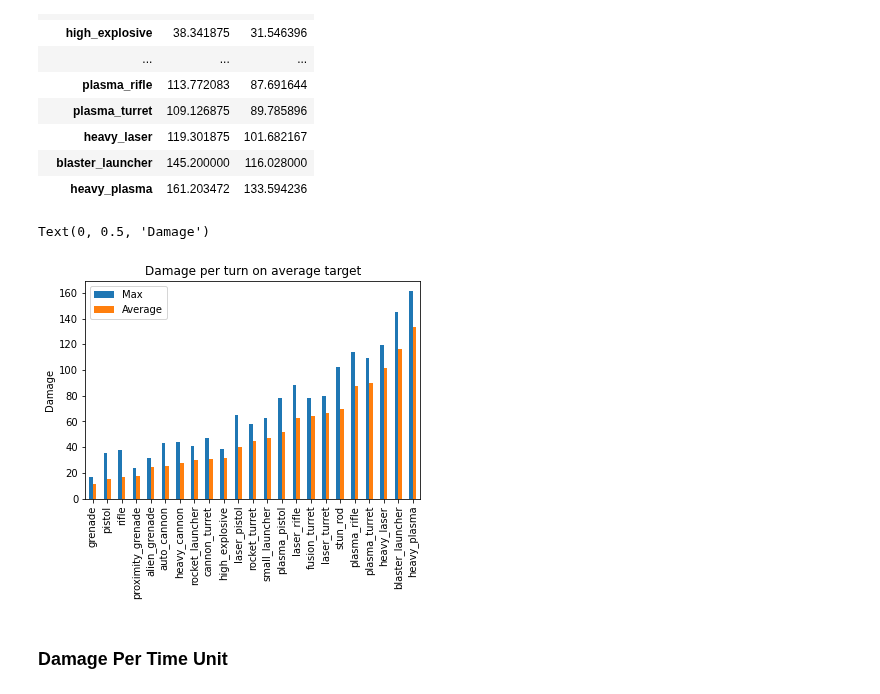
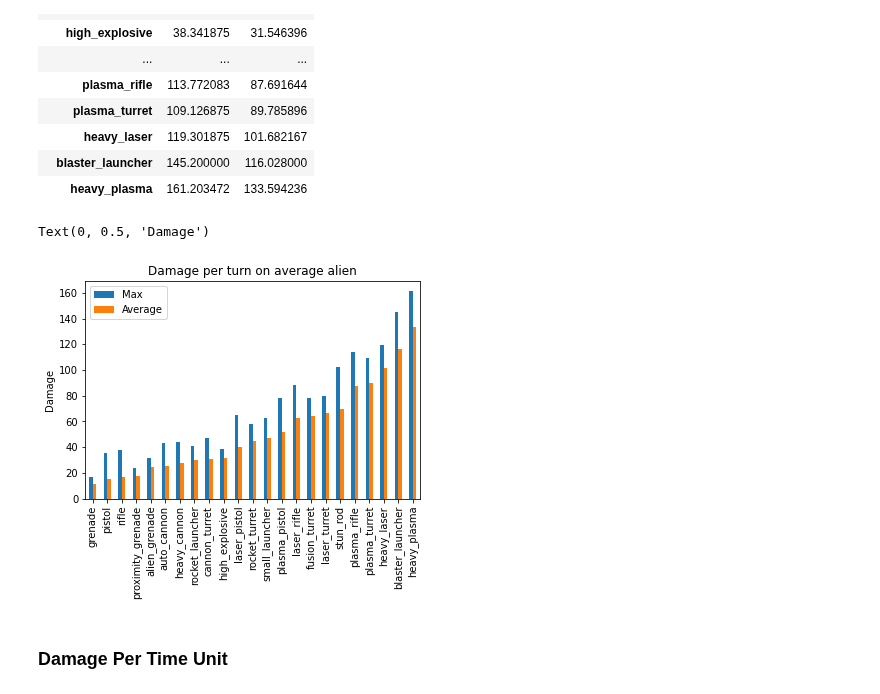
Before and after one commit to Bernardo-MG/xcom-analysis-jupyter-notebook, a Jupyter notebook: enemy_unknown/enemy_survivability.ipynb, the cells around one changed output. Drawn from its saved outputs; the diff is of its cells as text; code cells hidden in the pictures.

```diff
--- a/enemy_unknown/enemy_survivability.ipynb
+++ b/enemy_unknown/enemy_survivability.ipynb
@@ -58,13 +58,13 @@ average_damages_expected
 | blaster_launcher | 145.200000 | 116.028000 |
 | heavy_plasma | 161.203472 | 133.594236 |
 # %%
-ax = average_damages_expected.plot.bar(title="Damage per turn on average target", legend=False)
+ax = average_damages_expected.plot.bar(title="Damage per turn on average alien", legend=False)
 ax.legend(["Max", "Average"])
 ax.xaxis.get_label().set_visible(False)
 ax.set_ylabel("Damage")
 # %% [output]
 Text(0, 0.5, 'Damage')
-[figure, old version]
+[figure, new version]
 # %% [markdown]
 ### Damage Per Time Unit
 # %%
```
Also changed, not shown: parts of 3 cells of this notebook.
